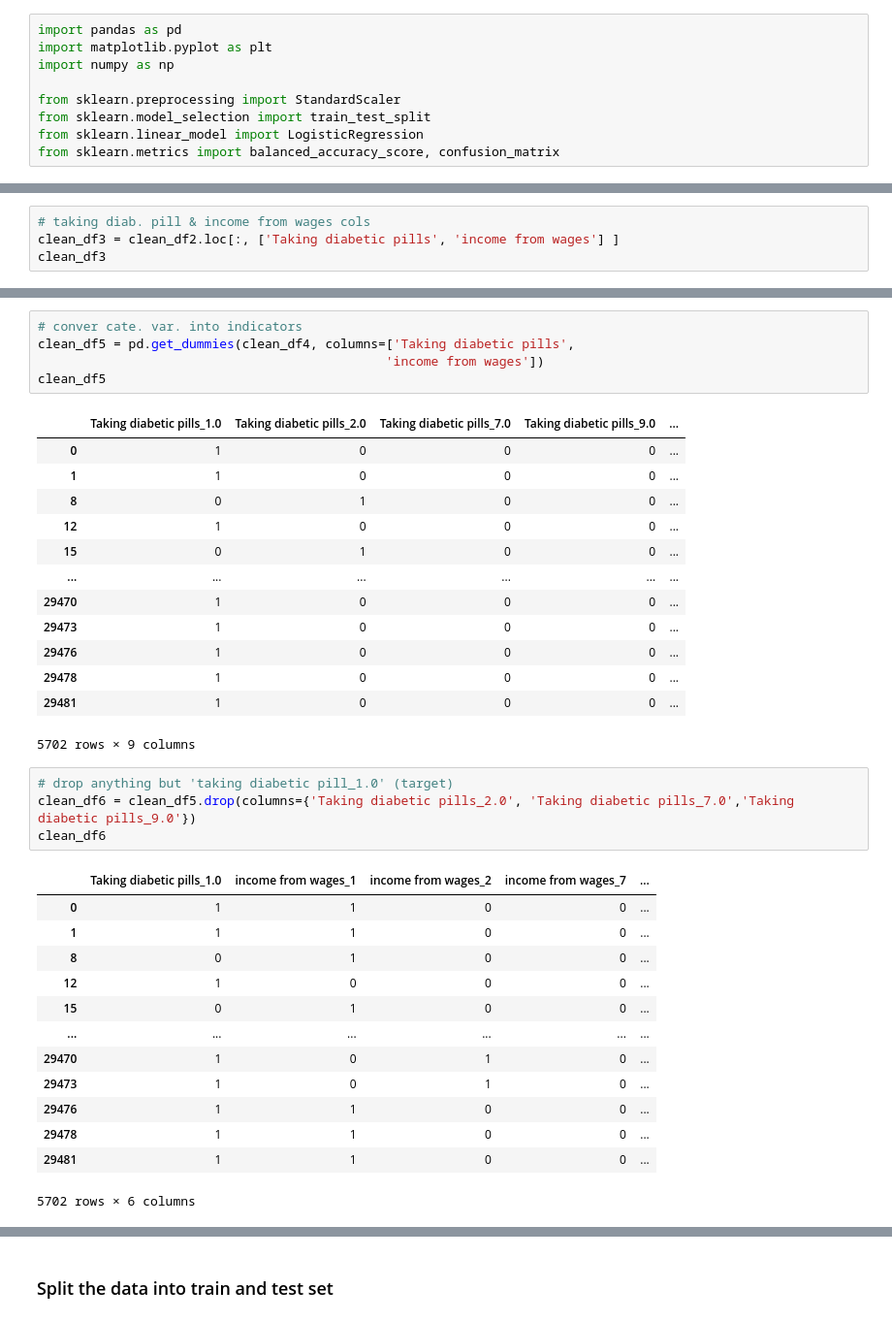
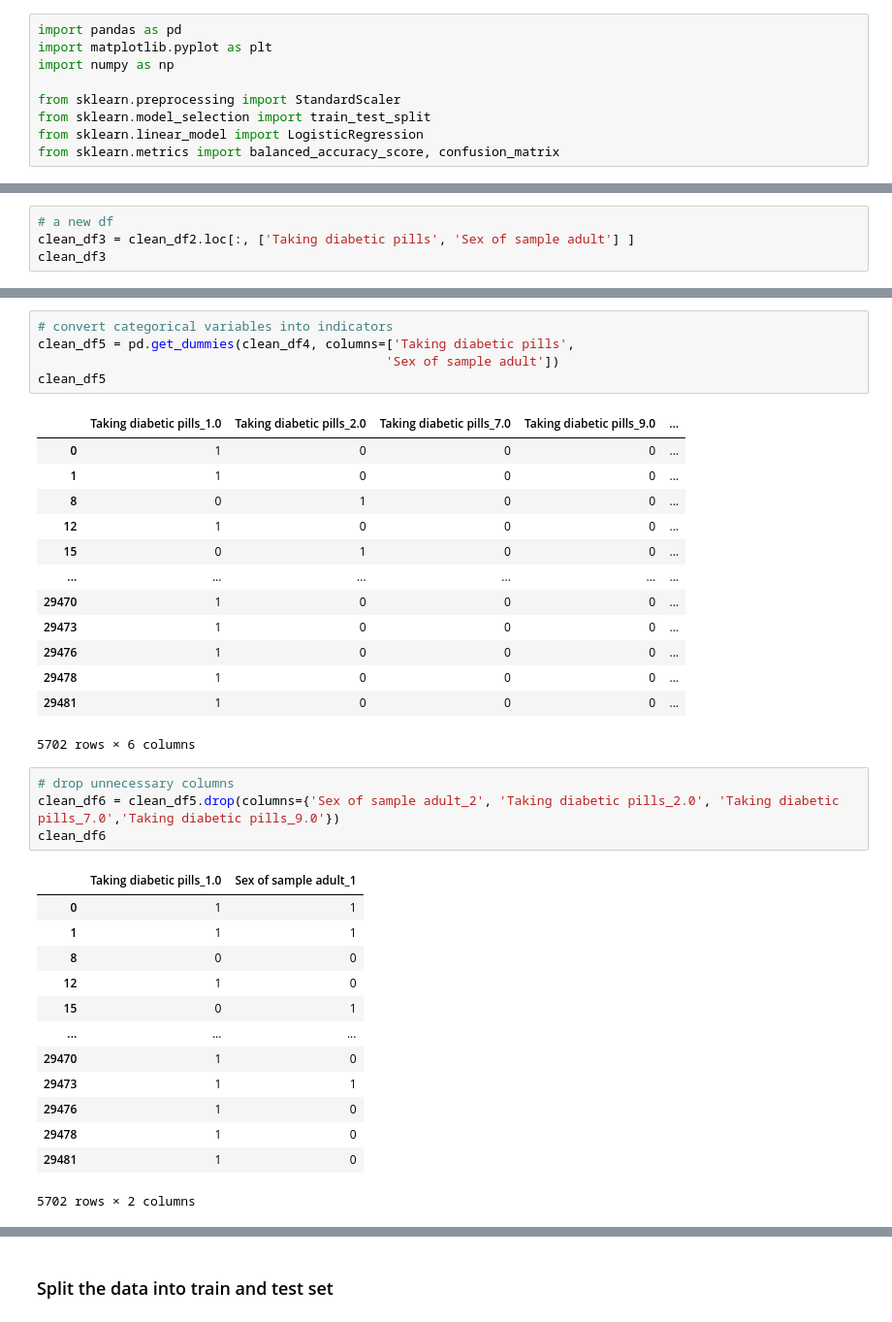
Before and after one commit to amyylin1/Drops_of_Jupyter, a Jupyter notebook: cleaned3.ipynb, the cells around one changed output, grey strips where cells are left out. Shown: that part at 97% size. Cells and saved outputs as stored; diff of their text form.

```diff
--- a/cleaned3.ipynb
+++ b/cleaned3.ipynb
@@ -27,5 +99,5 @@ clean_df2.head()
 # %%
-# taking diab. pill & income from wages cols
-clean_df3 = clean_df2.loc[:, ['Taking diabetic pills', 'income from wages'] ]
+# a new df
+clean_df3 = clean_df2.loc[:, ['Taking diabetic pills', 'Sex of sample adult'] ]
 clean_df3
 # %% [output]
@@ -62,8 +134,8 @@ clean_df4
 5702 rows × 2 columns
 # %%
-# conver cate. var. into indicators
+# convert categorical variables into indicators
 clean_df5 = pd.get_dummies(clean_df4, columns=['Taking diabetic pills',
-                                              'income from wages'])
+                                              'Sex of sample adult'])
 clean_df5
 # %% [output]
 |  | Taking diabetic pills_1.0 | Taking diabetic pills_2.0 | Taking diabetic pills_7.0 | Taking diabetic pills_9.0 | ... |
@@ -78,22 +150,22 @@ clean_df5
 | 29476 | 1 | 0 | 0 | 0 | ... |
 | 29478 | 1 | 0 | 0 | 0 | ... |
 | 29481 | 1 | 0 | 0 | 0 | ... |
-5702 rows × 9 columns
+5702 rows × 6 columns
 # %%
-# drop anything but 'taking diabetic pill_1.0' (target)
-clean_df6 = clean_df5.drop(columns={'Taking diabetic pills_2.0', 'Taking diabetic pills_7.0','Taking diabetic pills_9.0'})
+# drop unnecessary columns
+clean_df6 = clean_df5.drop(columns={'Sex of sample adult_2', 'Taking diabetic pills_2.0', 'Taking diabetic pills_7.0','Taking diabetic pills_9.0'})
 clean_df6
 # %% [output]
-|  | Taking diabetic pills_1.0 | income from wages_1 | income from wages_2 | income from wages_7 | ... |
-| 0 | 1 | 1 | 0 | 0 | ... |
-| 1 | 1 | 1 | 0 | 0 | ... |
-| 8 | 0 | 1 | 0 | 0 | ... |
-| 12 | 1 | 0 | 0 | 0 | ... |
-| 15 | 0 | 1 | 0 | 0 | ... |
-| ... | ... | ... | ... | ... | ... |
-| 29470 | 1 | 0 | 1 | 0 | ... |
-| 29473 | 1 | 0 | 1 | 0 | ... |
-| 29476 | 1 | 1 | 0 | 0 | ... |
-| 29478 | 1 | 1 | 0 | 0 | ... |
-| 29481 | 1 | 1 | 0 | 0 | ... |
+|  | Taking diabetic pills_1.0 | Sex of sample adult_1 |
+| 0 | 1 | 1 |
+| 1 | 1 | 1 |
+| 8 | 0 | 0 |
+| 12 | 1 | 0 |
+| 15 | 0 | 1 |
+| ... | ... | ... |
+| 29470 | 1 | 0 |
+| 29473 | 1 | 1 |
+| 29476 | 1 | 0 |
+| 29478 | 1 | 0 |
+| 29481 | 1 | 0 |
-5702 rows × 6 columns
+5702 rows × 2 columns
```
Also changed, not shown: parts of 42 cells of this notebook.
